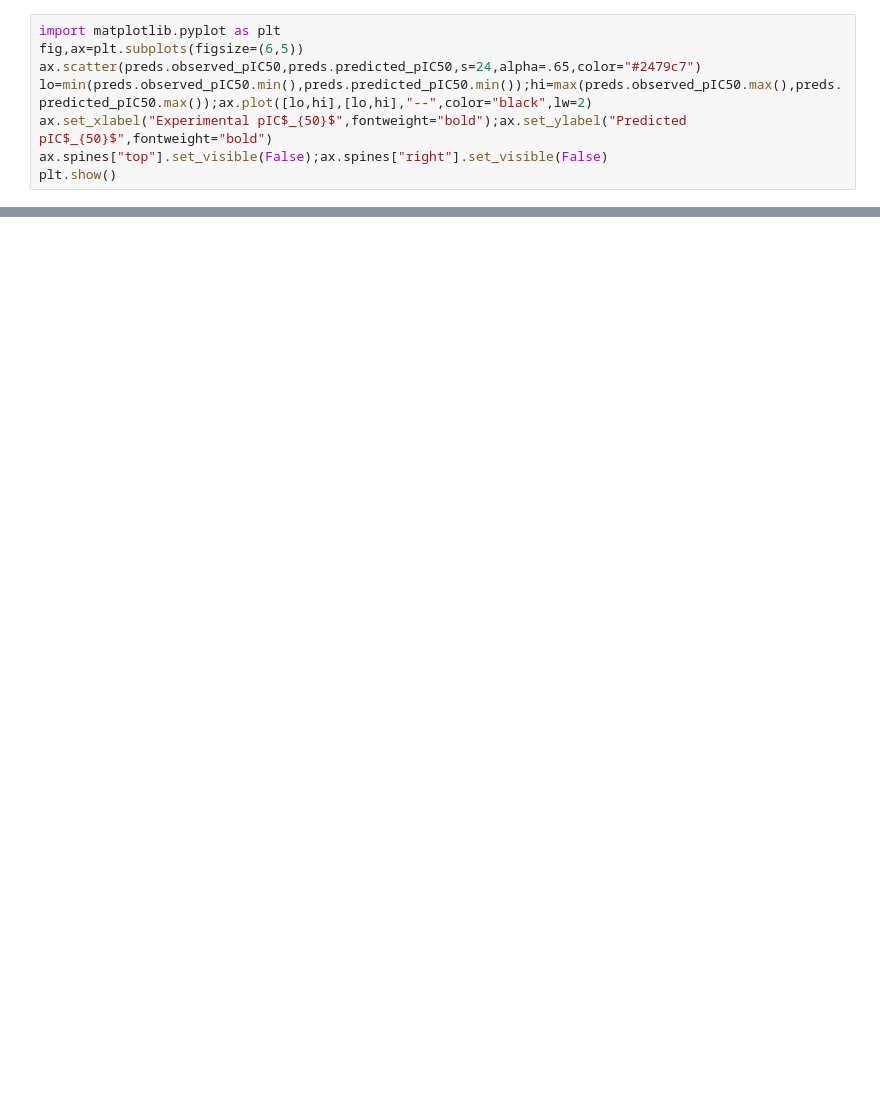
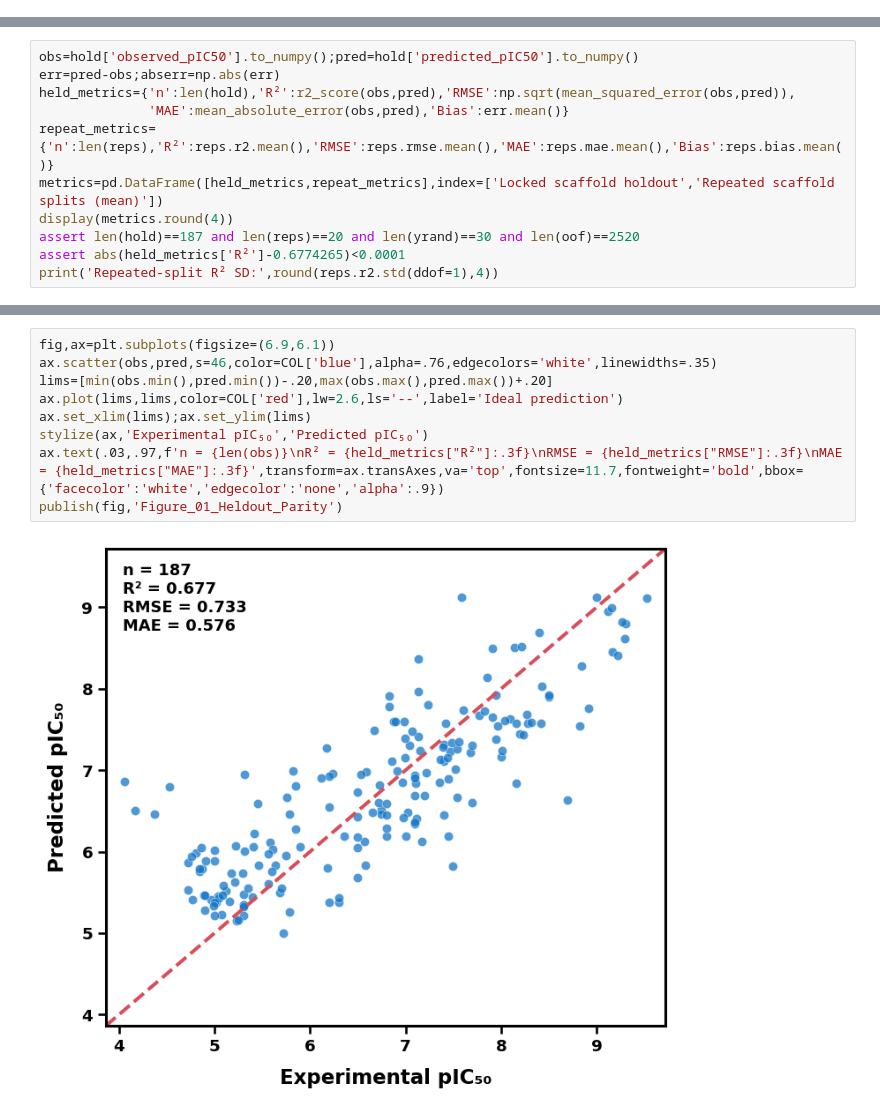
Before and after one commit to peterDataScientia/BD1-BD2, a Jupyter notebook: BD2/notebooks/01_BD2_QSAR_Modeling.ipynb, the cells around one changed output, grey strips where cells are left out. Cells and saved outputs as stored; diff of their text form; blank space fills up the shorter version.

Commit message:
Replace BD2 notebook with executed ten-figure approved-style QSAR performance and metrics analysis

```diff
--- a/BD2/notebooks/01_BD2_QSAR_Modeling.ipynb
+++ b/BD2/notebooks/01_BD2_QSAR_Modeling.ipynb
@@ -55,8 +0,0 @@ Y-randomization runs: 30
-# %%
-import matplotlib.pyplot as plt
-fig,ax=plt.subplots(figsize=(6,5))
-ax.scatter(preds.observed_pIC50,preds.predicted_pIC50,s=24,alpha=.65,color="#2479c7")
-lo=min(preds.observed_pIC50.min(),preds.predicted_pIC50.min());hi=max(preds.observed_pIC50.max(),preds.predicted_pIC50.max());ax.plot([lo,hi],[lo,hi],"--",color="black",lw=2)
-ax.set_xlabel("Experimental pIC$_{50}$",fontweight="bold");ax.set_ylabel("Predicted pIC$_{50}$",fontweight="bold")
-ax.spines["top"].set_visible(False);ax.spines["right"].set_visible(False)
-plt.show()
@@ -64,0 +65,11 @@ plt.show()
+# %%
+obs=hold['observed_pIC50'].to_numpy();pred=hold['predicted_pIC50'].to_numpy()
+err=pred-obs;abserr=np.abs(err)
+held_metrics={'n':len(hold),'R²':r2_score(obs,pred),'RMSE':np.sqrt(mean_squared_error(obs,pred)),
+              'MAE':mean_absolute_error(obs,pred),'Bias':err.mean()}
+repeat_metrics={'n':len(reps),'R²':reps.r2.mean(),'RMSE':reps.rmse.mean(),'MAE':reps.mae.mean(),'Bias':reps.bias.mean()}
+metrics=pd.DataFrame([held_metrics,repeat_metrics],index=['Locked scaffold holdout','Repeated scaffold splits (mean)'])
+display(metrics.round(4))
+assert len(hold)==187 and len(reps)==20 and len(yrand)==30 and len(oof)==2520
+assert abs(held_metrics['R²']-0.6774265)<0.0001
+print('Repeated-split R² SD:',round(reps.r2.std(ddof=1),4))
@@ -64,0 +85,11 @@ plt.show()
+# %%
+fig,ax=plt.subplots(figsize=(6.9,6.1))
+ax.scatter(obs,pred,s=46,color=COL['blue'],alpha=.76,edgecolors='white',linewidths=.35)
+lims=[min(obs.min(),pred.min())-.20,max(obs.max(),pred.max())+.20]
+ax.plot(lims,lims,color=COL['red'],lw=2.6,ls='--',label='Ideal prediction')
+ax.set_xlim(lims);ax.set_ylim(lims)
+stylize(ax,'Experimental pIC₅₀','Predicted pIC₅₀')
+ax.text(.03,.97,f'n = {len(obs)}\nR² = {held_metrics["R²"]:.3f}\nRMSE = {held_metrics["RMSE"]:.3f}\nMAE = {held_metrics["MAE"]:.3f}',transform=ax.transAxes,va='top',fontsize=11.7,fontweight='bold',bbox={'facecolor':'white','edgecolor':'none','alpha':.9})
+publish(fig,'Figure_01_Heldout_Parity')
+# %% [output]
+[figure, added]
```
Also changed, not shown: parts of 41 cells of this notebook.
